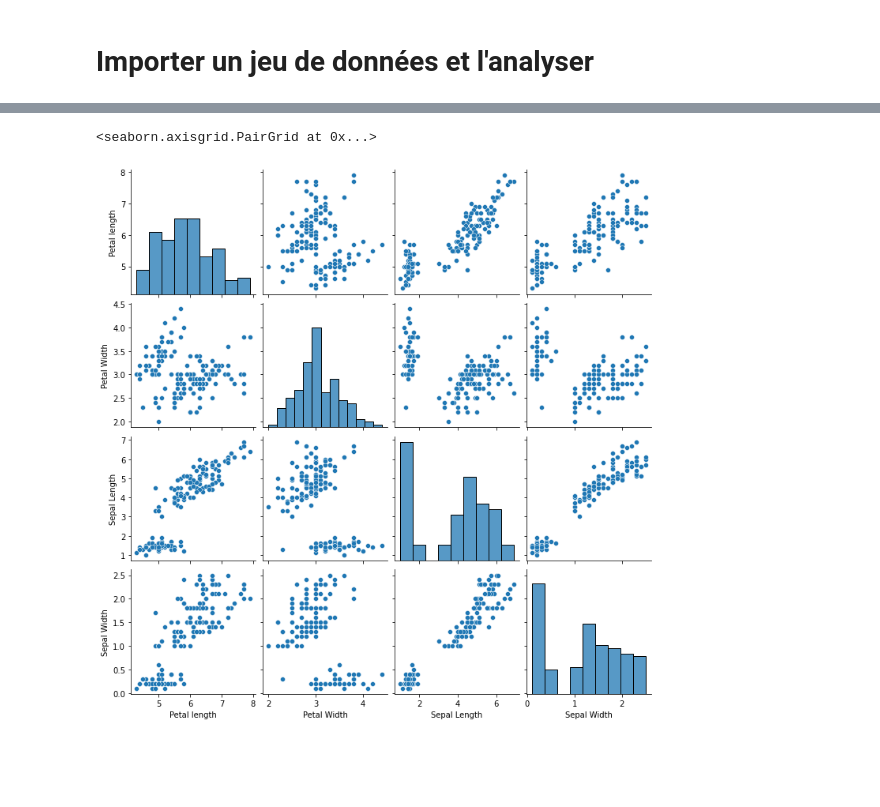
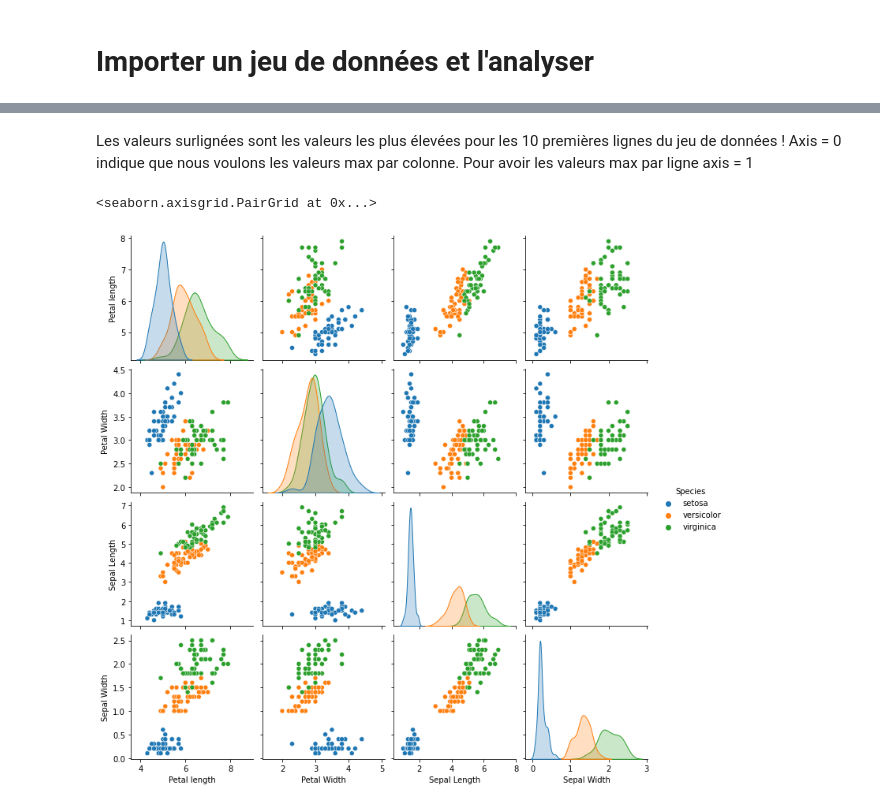
Before and after one commit to ValHrt/BasicsPython, a Jupyter notebook: Test.ipynb, the cells around one changed output, grey strips where cells are left out. Saved outputs shown, nothing was run; the diff lists cells and outputs as text; code cells hidden in the pictures; blank space fills up the shorter version.

```diff
--- a/Test.ipynb
+++ b/Test.ipynb
@@ -211,6 +288,9 @@ dtype: int64
+# %% [markdown]
+Les valeurs surlignées sont les valeurs les plus élevées pour les 10 premières lignes du jeu de données !
+Axis = 0 indique que nous voulons les valeurs max par colonne. Pour avoir les valeurs max par ligne axis = 1
 # %%
 import seaborn as sns
-sns.pairplot(data)
+sns.pairplot(data, hue="Species")
 # %% [output]
 <seaborn.axisgrid.PairGrid at 0x...>
-[figure, old version]
+[figure, new version]
```
Also changed, not shown: parts of 12 cells of this notebook.
